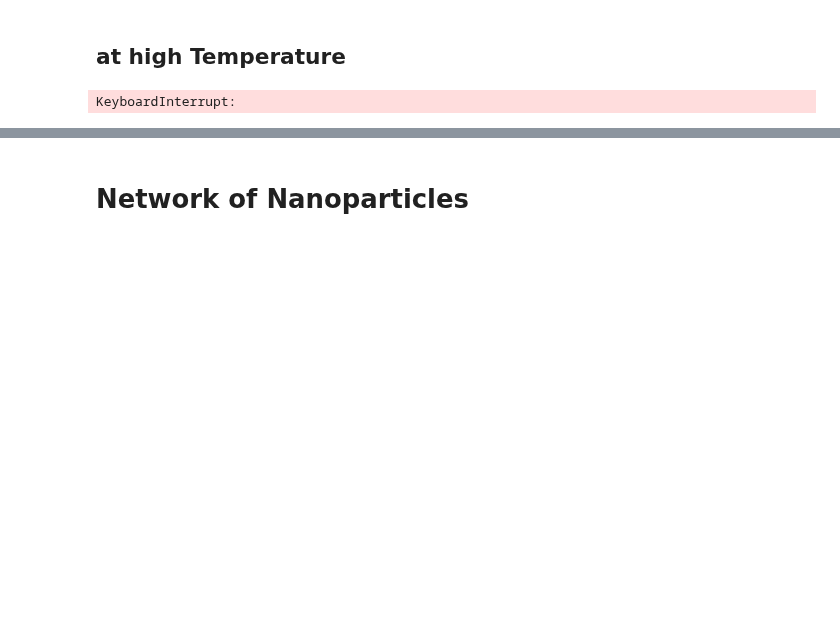
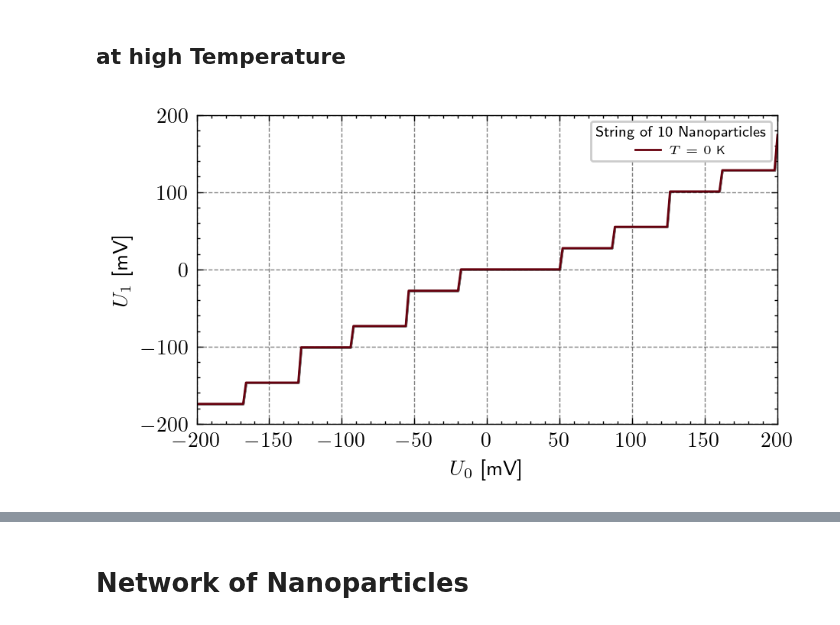
Before and after one commit to JonasMnsing/NanoNets, a Jupyter notebook: scripts/1_funding_period/floating_electrode/floating_electrode.ipynb, the cells around one changed output, grey strips where cells are left out. Saved outputs shown, nothing was run; the diff lists cells and outputs as text; code cells hidden in the pictures; blank space fills up the shorter version.

Commit message:
charge / floating electrode

```diff
--- a/scripts/1_funding_period/floating_electrode/floating_electrode.ipynb
+++ b/scripts/1_funding_period/floating_electrode/floating_electrode.ipynb
@@ -149,14 +149,39 @@ with plt.style.context(["science","muted", "grid"]):
 N_voltages      = 201
 voltages        = np.zeros((N_voltages,3))
 voltages[:,0]   = np.linspace(-0.2,0.2,N_voltages)
-T_val           = 50
+T_vals          = [0]
 data_T          = {}
+pot_T           = {}
 
-for N in N_vals:
+for T in T_vals:
 
-    topology    = return_string_topology(N)
+    topology    = return_string_topology(10)
     sim_class   = nanonets.simulation(network_topology='cubic', topology_parameter=topology)
-    sim_class.run_const_voltages(voltages=voltages, target_electrode=1, output_potential=True, save_th=0.1, T_val=T_val)
-    data_T[N]   = sim_class.return_output_values()
+    sim_class.run_const_voltages(voltages=voltages, target_electrode=1, output_potential=True, save_th=0.1, T_val=T)
+    data_T[T]   = sim_class.return_output_values()
+    pot_T[T]    = sim_class.return_potential_landscape()
-# %% [output]
-KeyboardInterrupt:
+# %%
+cmap    = plt.get_cmap('Reds')
+N_param = len(T_vals)
+
+with plt.style.context(["science","muted", "grid"]):
+
+    fig = plt.figure(dpi=200)
+    fig.set_figwidth(fig.get_figwidth()*1.4)
+    ax  = fig.add_subplot()
+
+    for i, T in enumerate(T_vals):
+
+        values  = data_T[T][:,2]*1000
+        error   = data_T[T][:,3]*1000
+
+        ax.plot(voltages[:,0]*1000, values, c=cmap((i+1)/N_param), label=f'$T = {T}$ K')
+        ax.fill_between(voltages[:,0]*1000, values-error, values+error, color='black', alpha=0.5)
+
+    ax.set_xlim(-200,200)
+    ax.set_ylim(-200,200)
+    ax.legend(fontsize='xx-small', ncol=3, title='String of 10 Nanoparticles', title_fontsize='x-small')
+    ax.set_xlabel("$U_{0}$ [mV]")
+    ax.set_ylabel("$U_{1}$ [mV]")
+# %% [output]
+[figure, added]
```
Also changed, not shown: parts of 4 cells of this notebook, 3 other files.
